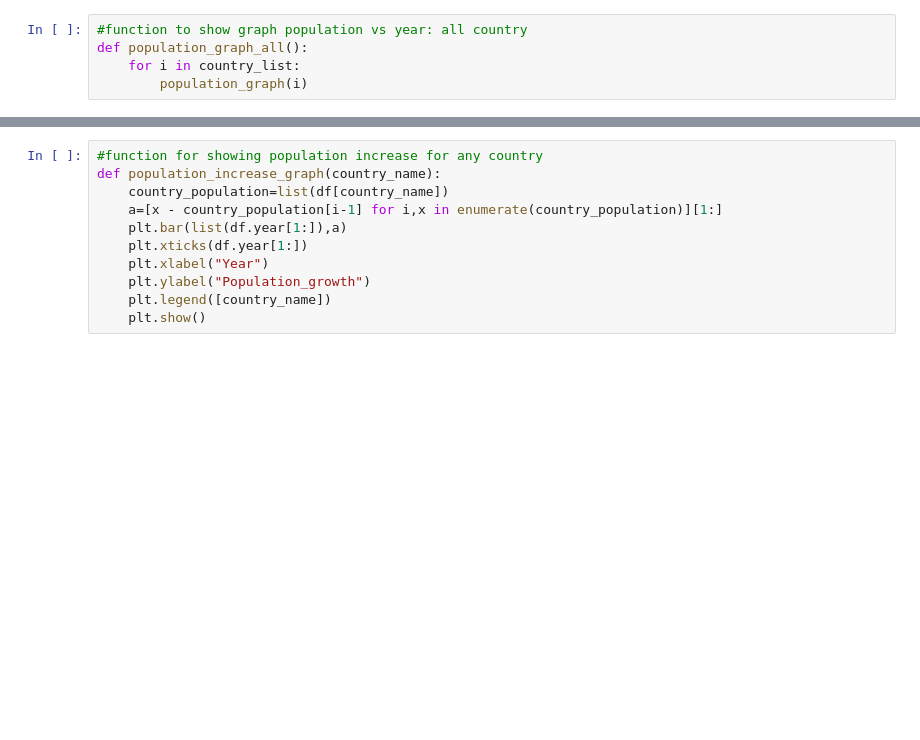
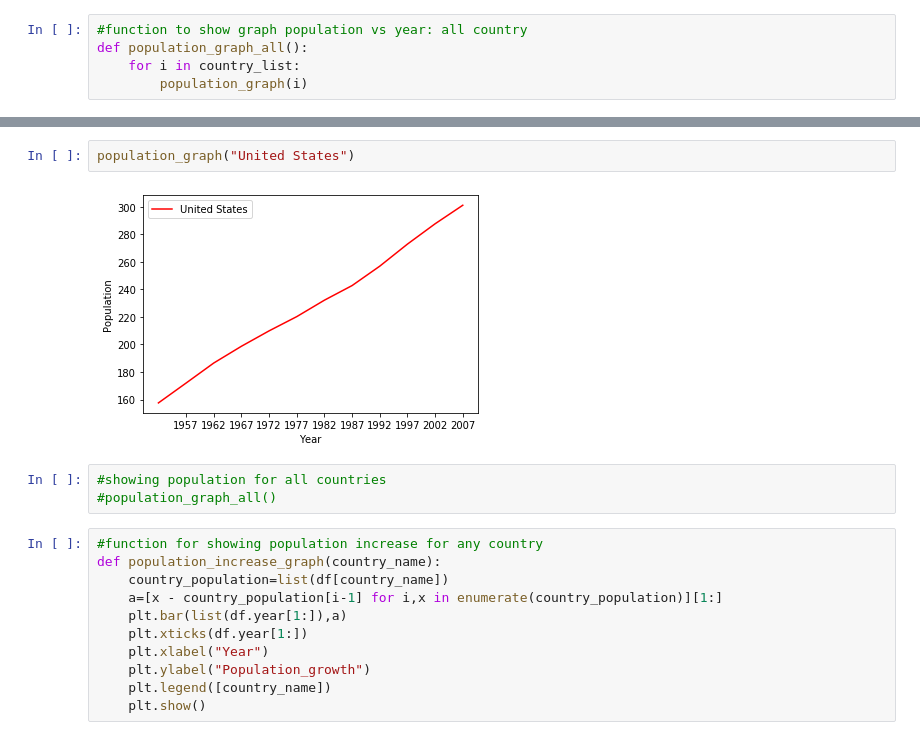
Before and after one commit to tapasrwth/Simple_Data_Visualization_Population, a Jupyter notebook: population_visualization.ipynb, the cells around one changed output, grey strips where cells are left out. Saved outputs shown, nothing was run; the diff lists cells and outputs as text; blank space fills up the shorter version.

```diff
--- a/population_visualization.ipynb
+++ b/population_visualization.ipynb
@@ -133,3 +117,10 @@ population_graph_all()
+# %%
+population_graph("United States")
+# %% [output]
+[figure, added]
+# %%
+#showing population for all countries
+#population_graph_all()
 # %%
 #function for showing population increase for any country
 def population_increase_graph(country_name):
```
Also changed, not shown: parts of 1 cell of this notebook.
